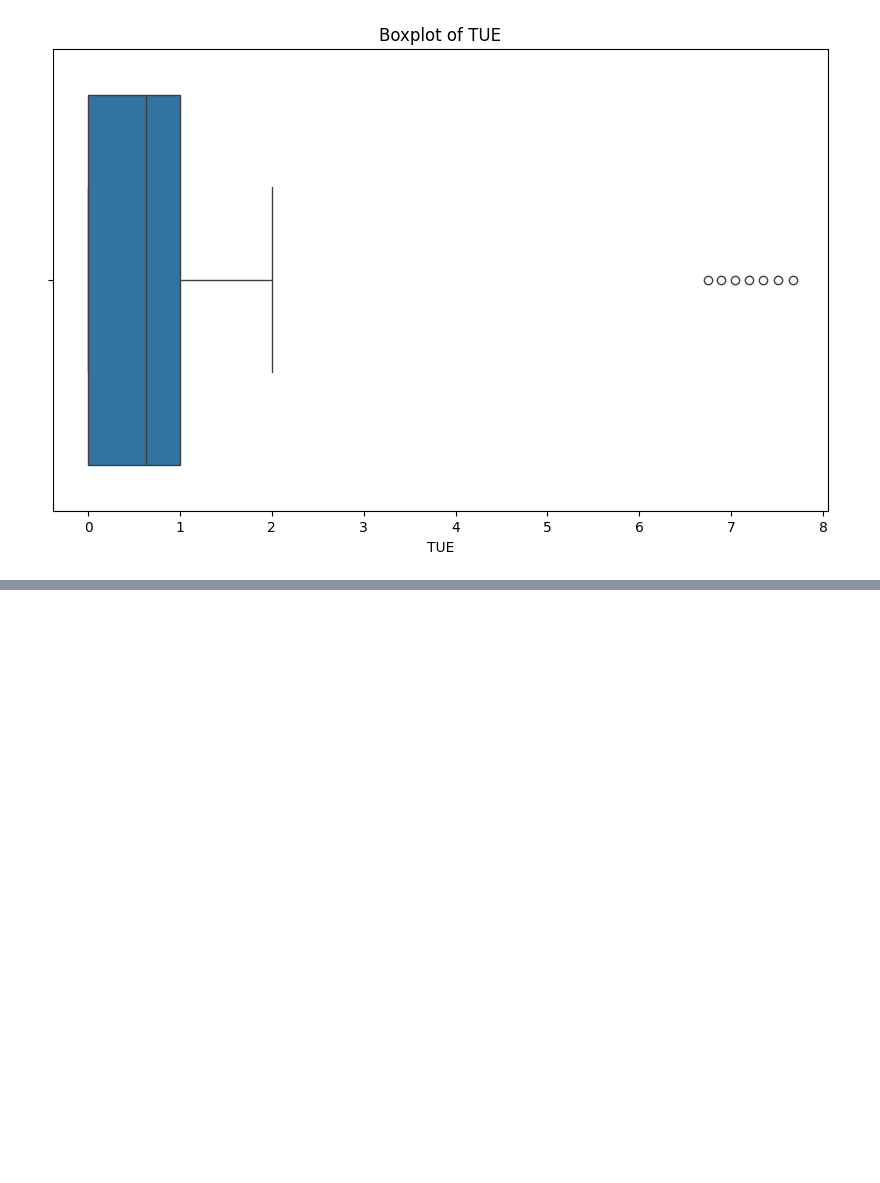
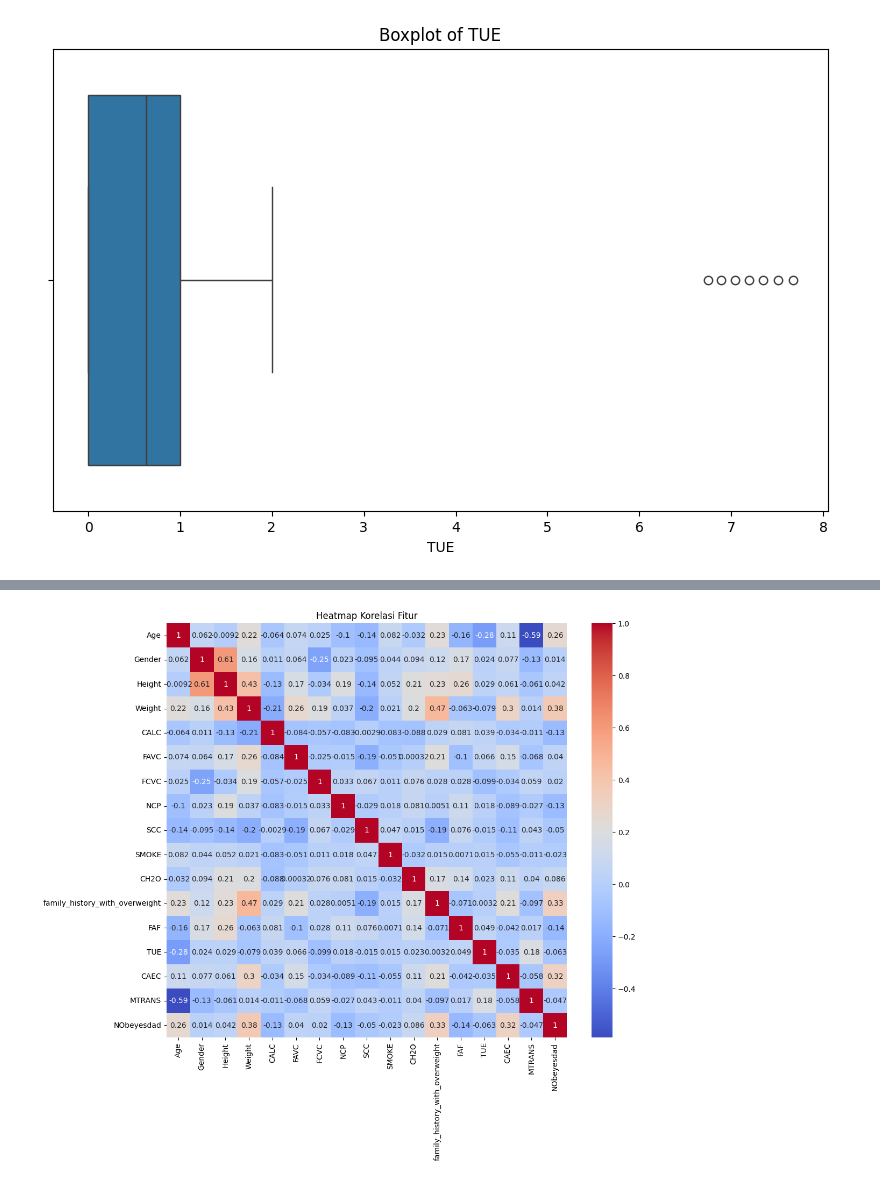
Before and after one commit to andilksn/obesity-predictions-, a Jupyter notebook: capstone_project.ipynb, the cells around one changed output, grey strips where cells are left out. Saved outputs shown, nothing was run; the diff lists cells and outputs as text; code cells hidden in the pictures; blank space fills up the shorter version.

```diff
--- a/capstone_project.ipynb
+++ b/capstone_project.ipynb
@@ -208,0 +415,12 @@ for column in numeric_columns:
+# %%
+enc_cols = ['Gender', 'CALC', 'FAVC', 'SCC', 'SMOKE', 'family_history_with_overweight', 'CAEC', 'MTRANS', 'NObeyesdad']
+# %%
+# Save the encoders
+encoders = {}
+for col in enc_cols:
+    encoders[col] = LabelEncoder().fit(df[col])
+
+with open('/content/drive/MyDrive/Colab Notebooks/Results/label_encoders.pkl', 'wb') as f:
+    pickle.dump(encoders, f)
+
+print("Encoders berhasil disimpan sebagai 'label_encoders.pkl'")
@@ -208,0 +429,3 @@ for column in numeric_columns:
+# %%
+for col in enc_cols:
+    print(f"{col}: {df[col].unique()}")
@@ -208,0 +444,3 @@ for column in numeric_columns:
+# %%
+for col in enc_cols:
+    df[col] = LabelEncoder().fit_transform(df[col])
@@ -208,0 +478,8 @@ for column in numeric_columns:
+# %%
+# melihat korelasi antar fitur (heatmap)
+plt.figure(figsize=(12, 10))
+sns.heatmap(df.corr(), annot=True, cmap='coolwarm')
+plt.title("Heatmap Korelasi Fitur")
+plt.show()
+# %% [output]
+[figure, added]
```
Also changed, not shown: parts of 77 cells of this notebook, 3 other files.
